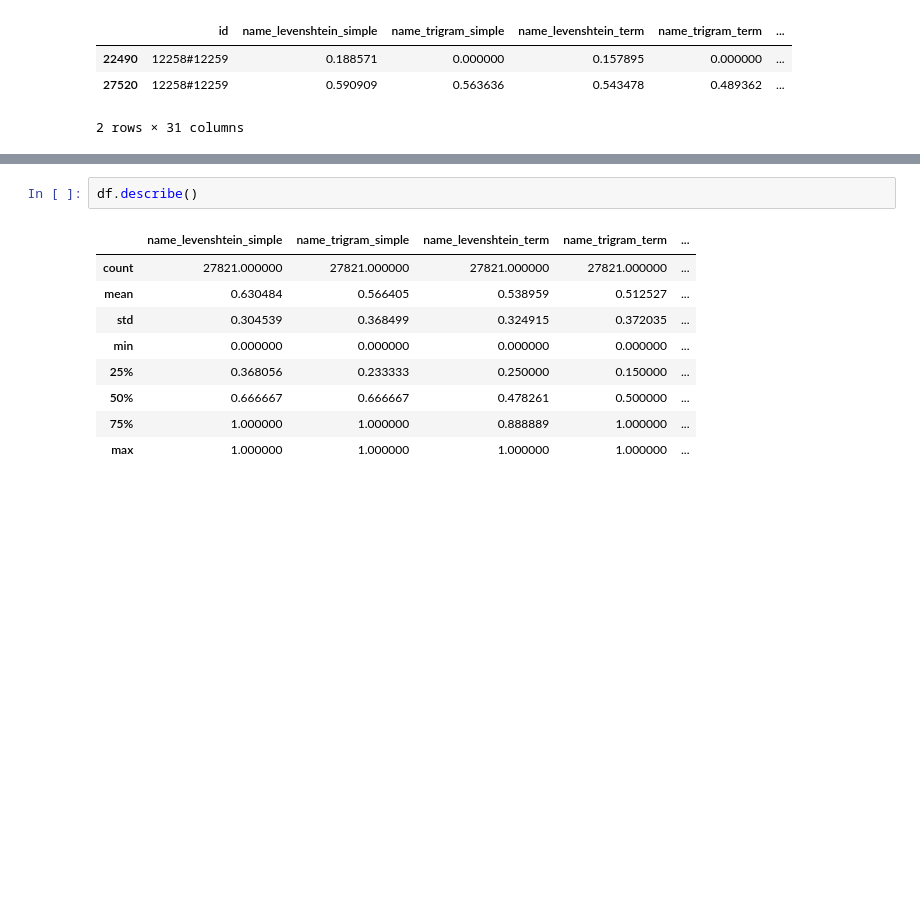
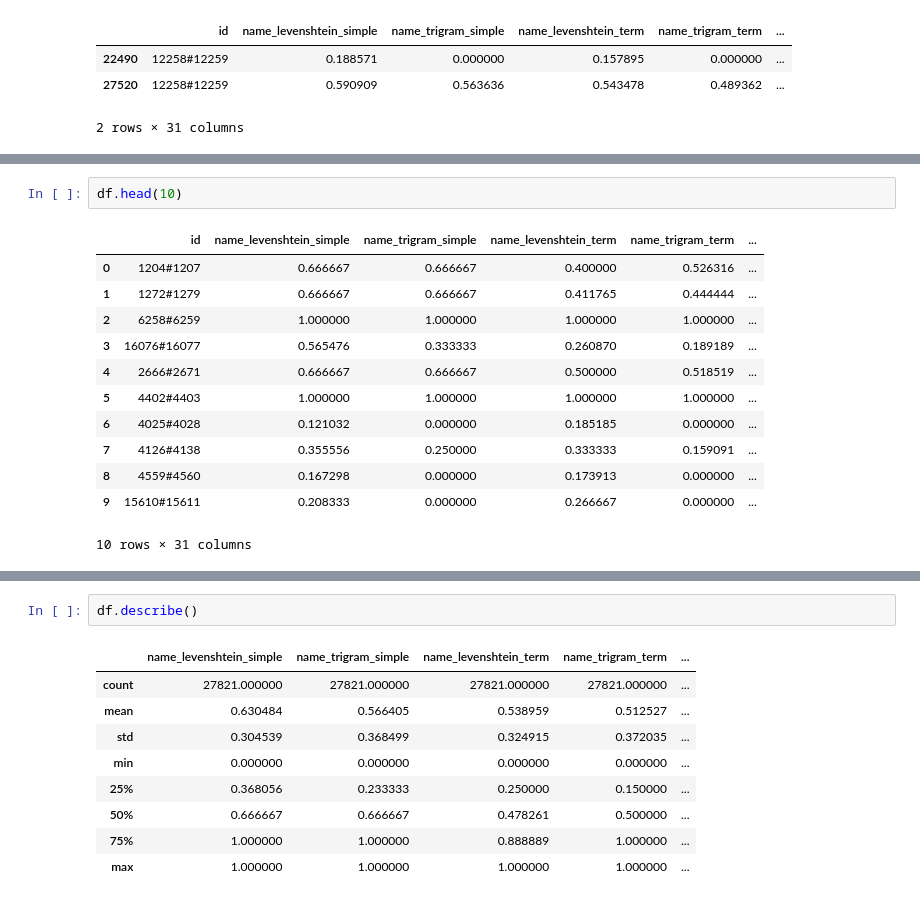
Before and after one commit to DineshDevPandey/machine_learning_portfolio, a Jupyter notebook: address_matching/address_match.ipynb, the cells around one changed output, grey strips where cells are left out. Drawn from its saved outputs; the diff is of its cells as text; blank space fills up the shorter version.

```diff
--- a/address_matching/address_match.ipynb
+++ b/address_matching/address_match.ipynb
@@ -90,6 +91,21 @@ df.drop_duplicates(subset='id', keep='first', inplace=True)
 print(df.shape)
 # %% [output]
 (27821, 31)
+# %%
+df.head(10)
+# %% [output]
+|  | id | name_levenshtein_simple | name_trigram_simple | name_levenshtein_term | name_trigram_term | ... |
+| 0 | 1204#1207 | 0.666667 | 0.666667 | 0.400000 | 0.526316 | ... |
+| 1 | 1272#1279 | 0.666667 | 0.666667 | 0.411765 | 0.444444 | ... |
+| 2 | 6258#6259 | 1.000000 | 1.000000 | 1.000000 | 1.000000 | ... |
+| 3 | 16076#16077 | 0.565476 | 0.333333 | 0.260870 | 0.189189 | ... |
+| 4 | 2666#2671 | 0.666667 | 0.666667 | 0.500000 | 0.518519 | ... |
+| 5 | 4402#4403 | 1.000000 | 1.000000 | 1.000000 | 1.000000 | ... |
+| 6 | 4025#4028 | 0.121032 | 0.000000 | 0.185185 | 0.000000 | ... |
+| 7 | 4126#4138 | 0.355556 | 0.250000 | 0.333333 | 0.159091 | ... |
+| 8 | 4559#4560 | 0.167298 | 0.000000 | 0.173913 | 0.000000 | ... |
+| 9 | 15610#15611 | 0.208333 | 0.000000 | 0.266667 | 0.000000 | ... |
+10 rows × 31 columns
 # %%
 df.info()
 # %% [output]
```
Also changed, not shown: parts of 27 cells of this notebook.
